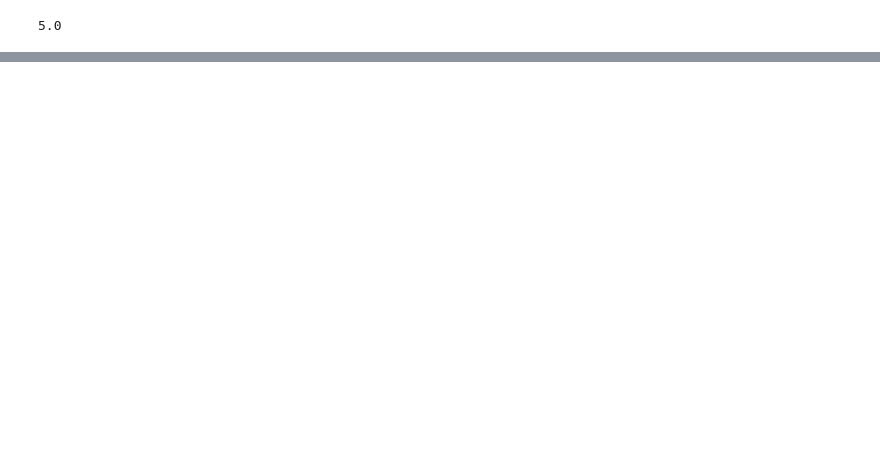
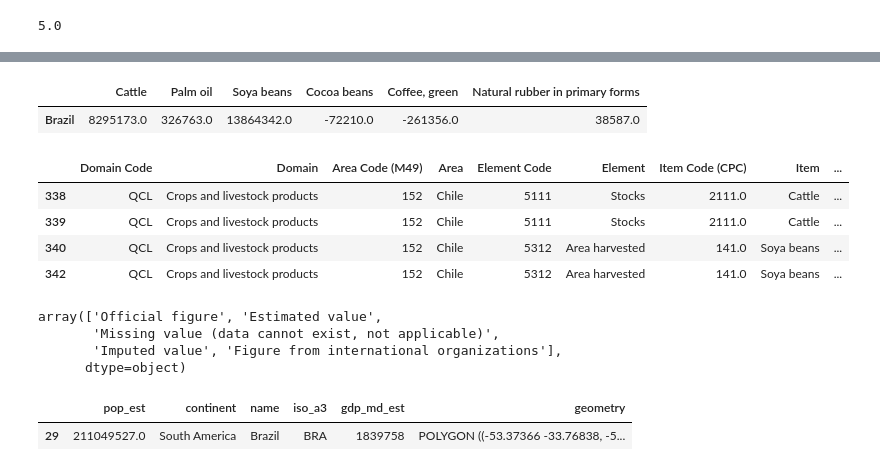
Before and after one commit to janpisl/location-encoding, a Jupyter notebook: notebooks/FAOSTAT data EDA.ipynb, the cells around one changed output, grey strips where cells are left out. Drawn from its saved outputs; the diff is of its cells as text; code cells hidden in the pictures; blank space fills up the shorter version.

Commit message:
development of including tabular data

```diff
--- a/notebooks/FAOSTAT data EDA.ipynb
+++ b/notebooks/FAOSTAT data EDA.ipynb
@@ -65,0 +212,27 @@ harvested_2020 = cocoa_fiji.loc[cocoa_fiji.Year == 2020].Value.values[0]
+# %%
+tmp_df.loc[tmp_df.index == "Brazil"]
+# %% [output]
+|  | Cattle | Palm oil | Soya beans | Cocoa beans | Coffee, green | Natural rubber in primary forms |
+| Brazil | 8295173.0 | 326763.0 | 13864342.0 | -72210.0 | -261356.0 | 38587.0 |
+# %%
+country_data = df_filtered.loc[df_filtered.Area == 'Chile']
+# %%
+country_data
+# %% [output]
+|  | Domain Code | Domain | Area Code (M49) | Area | Element Code | Element | Item Code (CPC) | Item | ... |
+| 338 | QCL | Crops and livestock products | 152 | Chile | 5111 | Stocks | 2111.0 | Cattle | ... |
+| 339 | QCL | Crops and livestock products | 152 | Chile | 5111 | Stocks | 2111.0 | Cattle | ... |
+| 340 | QCL | Crops and livestock products | 152 | Chile | 5312 | Area harvested | 141.0 | Soya beans | ... |
+| 342 | QCL | Crops and livestock products | 152 | Chile | 5312 | Area harvested | 141.0 | Soya beans | ... |
+# %%
+df_filtered['Flag Description'].unique()
+# %% [output]
+array(['Official figure', 'Estimated value',
+       'Missing value (data cannot exist, not applicable)',
+       'Imputed value', 'Figure from international organizations'],
+      dtype=object)
+# %%
+tropical_countries.loc[tropical_countries.name == "Brazil"]
+# %% [output]
+|  | pop_est | continent | name | iso_a3 | gdp_md_est | geometry |
+| 29 | 211049527.0 | South America | Brazil | BRA | 1839758 | POLYGON ((-53.37366 -33.76838, -5... |
```
Also changed, not shown: parts of 19 cells of this notebook, 7 other files.
